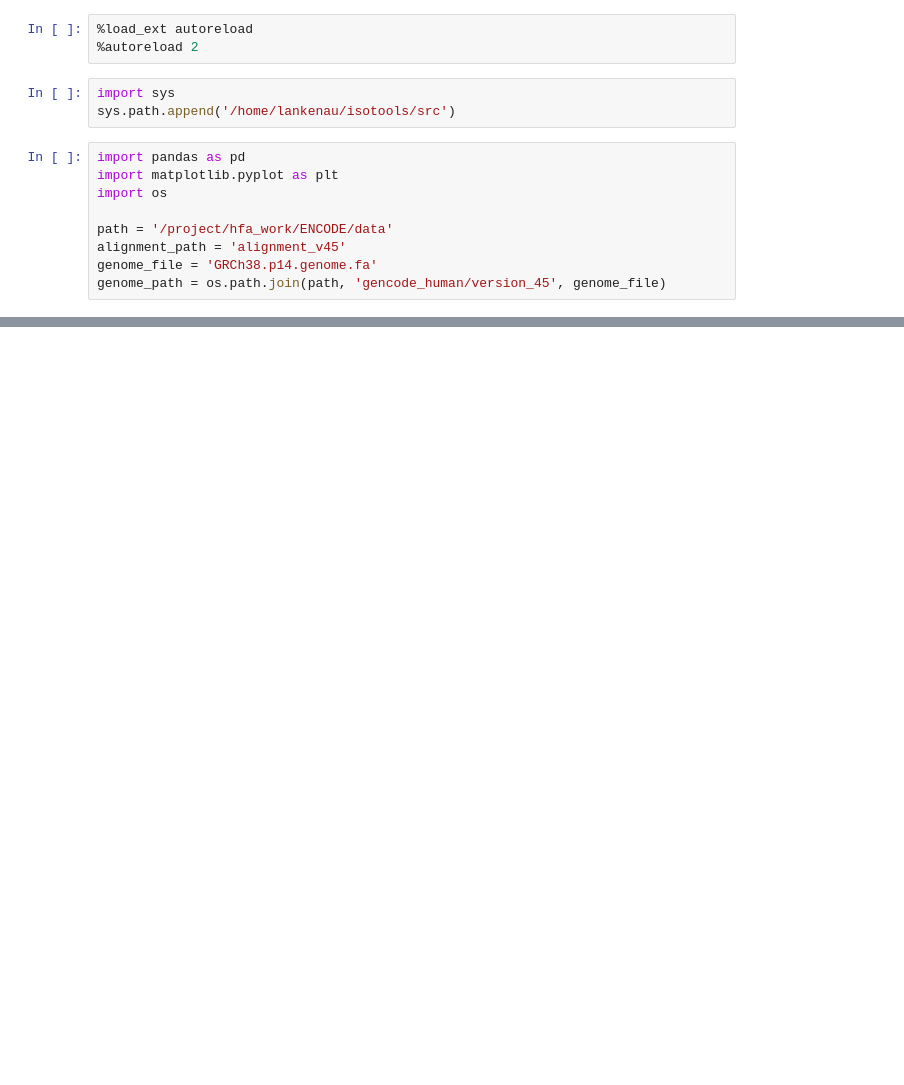
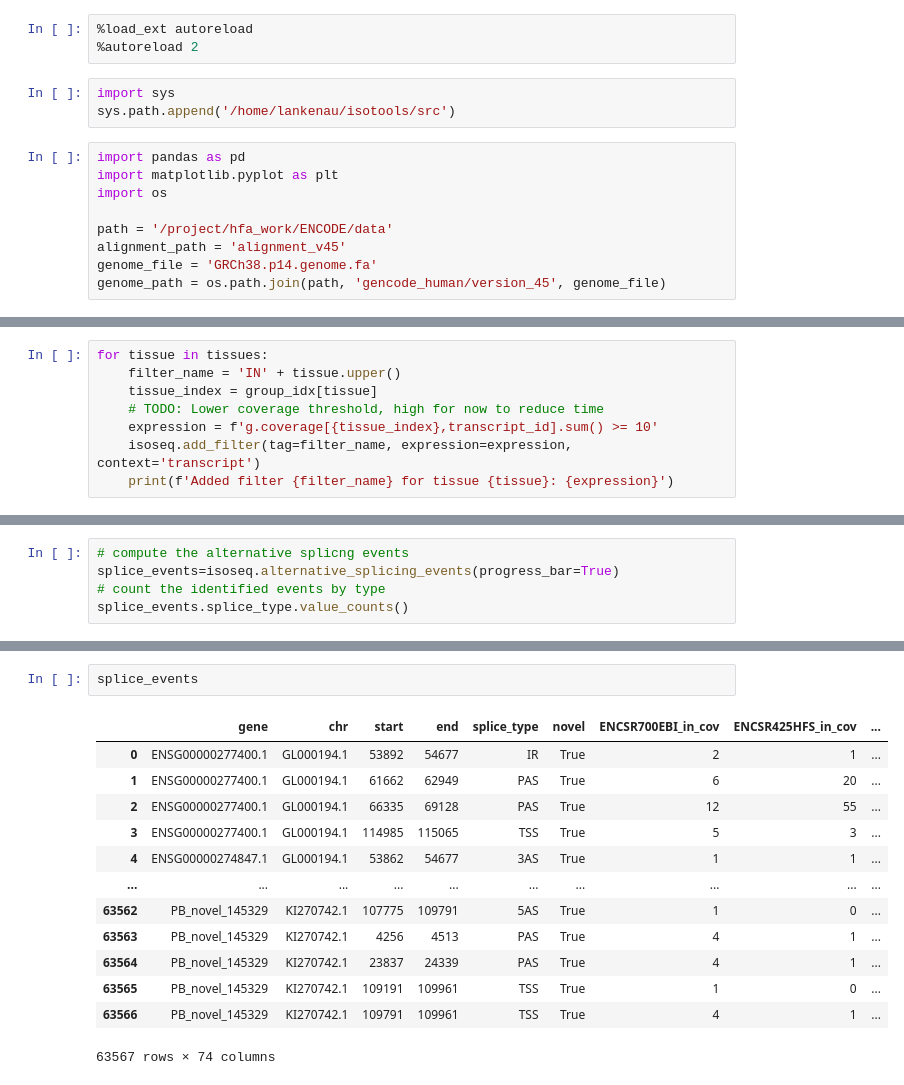
Before and after one commit to IceFreez3r/master-thesis, a Jupyter notebook: notebooks/IsoTools_analysis.ipynb, the cells around one changed output, grey strips where cells are left out. Cells and saved outputs as stored; diff of their text form; blank space fills up the shorter version.

```diff
--- a/notebooks/IsoTools_analysis.ipynb
+++ b/notebooks/IsoTools_analysis.ipynb
@@ -37,0 +41,8 @@ INFO:loading transcriptome from results/isoseq_v45_strict.pkl
+# %%
+for tissue in tissues:
+    filter_name = 'IN' + tissue.upper()
+    tissue_index = group_idx[tissue]
+    # TODO: Lower coverage threshold, high for now to reduce time
+    expression = f'g.coverage[{tissue_index},transcript_id].sum() >= 10'
+    isoseq.add_filter(tag=filter_name, expression=expression, context='transcript')
+    print(f'Added filter {filter_name} for tissue {tissue}: {expression}')
@@ -101,0 +124,5 @@ plot_bar(f_stats_groups_strict[0], ax=axs[1], drop_categories=['PASS'], bar_widt
+# %%
+# compute the alternative splicng events
+splice_events=isoseq.alternative_splicing_events(progress_bar=True)
+# count the identified events by type
+splice_events.splice_type.value_counts()
@@ -101,0 +139,16 @@ plot_bar(f_stats_groups_strict[0], ax=axs[1], drop_categories=['PASS'], bar_widt
+# %%
+splice_events
+# %% [output]
+|  | gene | chr | start | end | splice_type | novel | ENCSR700EBI_in_cov | ENCSR425HFS_in_cov | ... |
+| 0 | ENSG00000277400.1 | GL000194.1 | 53892 | 54677 | IR | True | 2 | 1 | ... |
+| 1 | ENSG00000277400.1 | GL000194.1 | 61662 | 62949 | PAS | True | 6 | 20 | ... |
+| 2 | ENSG00000277400.1 | GL000194.1 | 66335 | 69128 | PAS | True | 12 | 55 | ... |
+| 3 | ENSG00000277400.1 | GL000194.1 | 114985 | 115065 | TSS | True | 5 | 3 | ... |
+| 4 | ENSG00000274847.1 | GL000194.1 | 53862 | 54677 | 3AS | True | 1 | 1 | ... |
+| ... | ... | ... | ... | ... | ... | ... | ... | ... | ... |
+| 63562 | PB_novel_145329 | KI270742.1 | 107775 | 109791 | 5AS | True | 1 | 0 | ... |
+| 63563 | PB_novel_145329 | KI270742.1 | 4256 | 4513 | PAS | True | 4 | 1 | ... |
+| 63564 | PB_novel_145329 | KI270742.1 | 23837 | 24339 | PAS | True | 4 | 1 | ... |
+| 63565 | PB_novel_145329 | KI270742.1 | 109191 | 109961 | TSS | True | 1 | 0 | ... |
+| 63566 | PB_novel_145329 | KI270742.1 | 109791 | 109961 | TSS | True | 4 | 1 | ... |
+63567 rows × 74 columns
```
Also changed, not shown: parts of 13 cells of this notebook, 18 other files.
